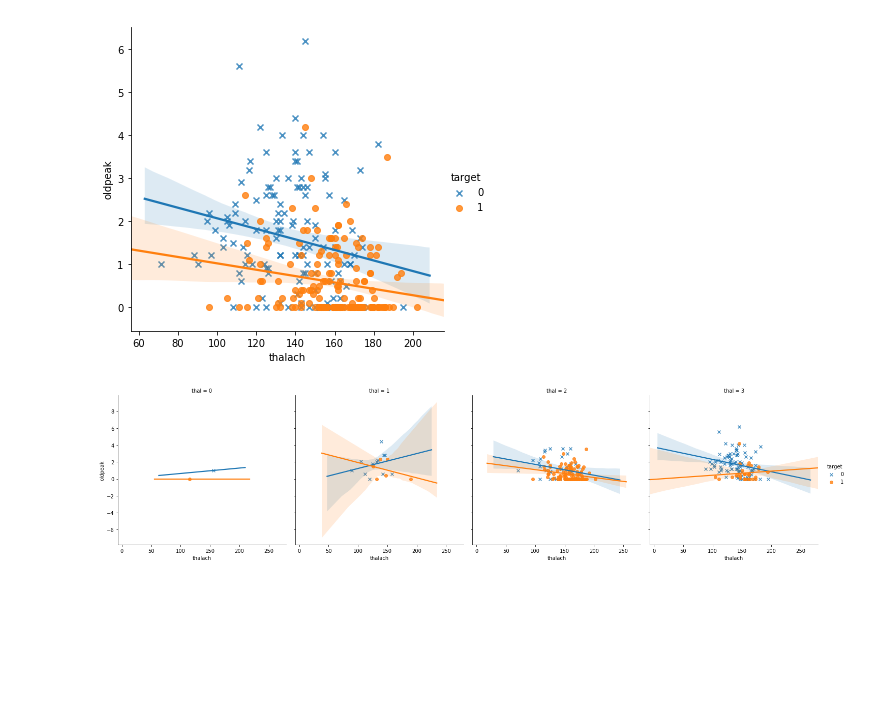
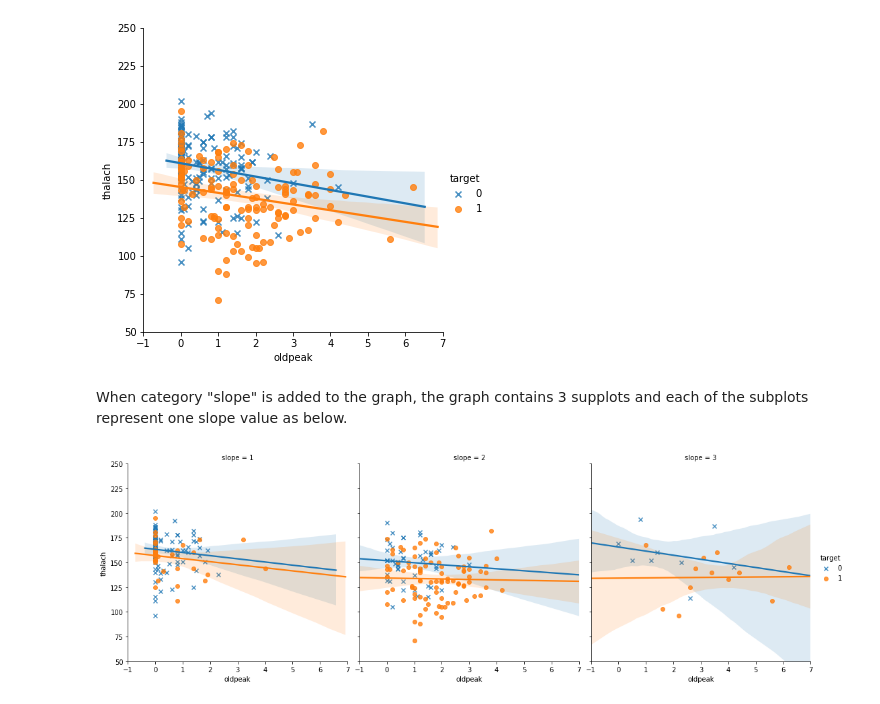
Before and after one commit to cwhung/Heart_Disease, a Jupyter notebook: Heart_Disease_Capstone_1_cwhung.ipynb, the cells around one changed output. Cells and saved outputs as stored; diff of their text form; code cells hidden in the pictures; blank space fills up the shorter version.

```diff
--- a/Heart_Disease_Capstone_1_cwhung.ipynb
+++ b/Heart_Disease_Capstone_1_cwhung.ipynb
@@ -27,9 +32,8 @@ import urllib.request
 import seaborn as sns
 %matplotlib inline
 
-# url= 'https://github.com/cwhung/Heart_Disease/blob/master/heart.csv'
-
-df = pd.read_csv('heart.csv')
+#input dataset
+df = pd.read_csv('processed.cleveland.csv', na_values=['?'])
 
 # print first 8 rows
 print ("\n\nFirst 8 rows\n")
@@ -76,0 +87,10 @@ memory usage: 33.2 KB
+# %%
+# change the type for categorical variables
+df.sex = df.sex.astype('str')
+df.cp = df.cp.astype('str')
+df.fbs = df.fbs.astype('str')
+df.restecg = df.restecg.astype('str')
+df.exang = df.exang.astype('str')
+df.slope = df.slope.astype('str')
+df.thal = df.thal.astype('str')
+df.info()
@@ -76,0 +119,8 @@ memory usage: 33.2 KB
+# %%
+# change the target notation
+df['target']=np.where(df['target'] >= 1, 1, df['target'])
+
+# validate the missing data in 'thal'
+df['thal']=np.where(df['thal'] >= 'NaN', None, df['thal'])
+
+df.info()
@@ -106,5 +213,8 @@ plt.show()
 # %%
+# Sex count
+df['sex']=df['sex'].replace(['1','0'],['M','F'])
+print(df.head())
 sns.countplot(x='sex', data=df)
-plt.title('patient, sex, male =1')
+plt.title('patient, sex')
 plt.show()
 # %% [output]
@@ -211,10 +486,18 @@ This heat map showed the correlation between each numerical inputs and the predi
 # %%
-sns.lmplot(x="thalach", y="oldpeak", hue="target",markers=["x", "o"], data=df)
+ax= sns.lmplot(x="oldpeak", y="thalach", hue="target", markers=["x", "o"], data=df)
+plt.xlim(-1, 7)
+plt.ylim(50, 250)
 plt.show()
+plt.show()
 # %% [output]
-[figure, old version]
+[figure, new version]
+# %% [markdown]
+When category "slope" is added to the graph, the graph contains 3 supplots and each of the subplots represent one slope value as below.
 # %%
-sns.lmplot(x="thalach", y="oldpeak", hue="target", col='thal', markers=["x", "o"], data=df)
+ax= sns.lmplot(x="oldpeak", y="thalach", hue="target", col="slope", markers=["x", "o"], data=df)
+plt.xlim(-1, 7)
+plt.ylim(50, 250)
 plt.show()
+plt.show()
 # %% [output]
-[figure, old version]
+[figure, new version]
```
Also changed, not shown: parts of 51 cells of this notebook, 1 other file.
